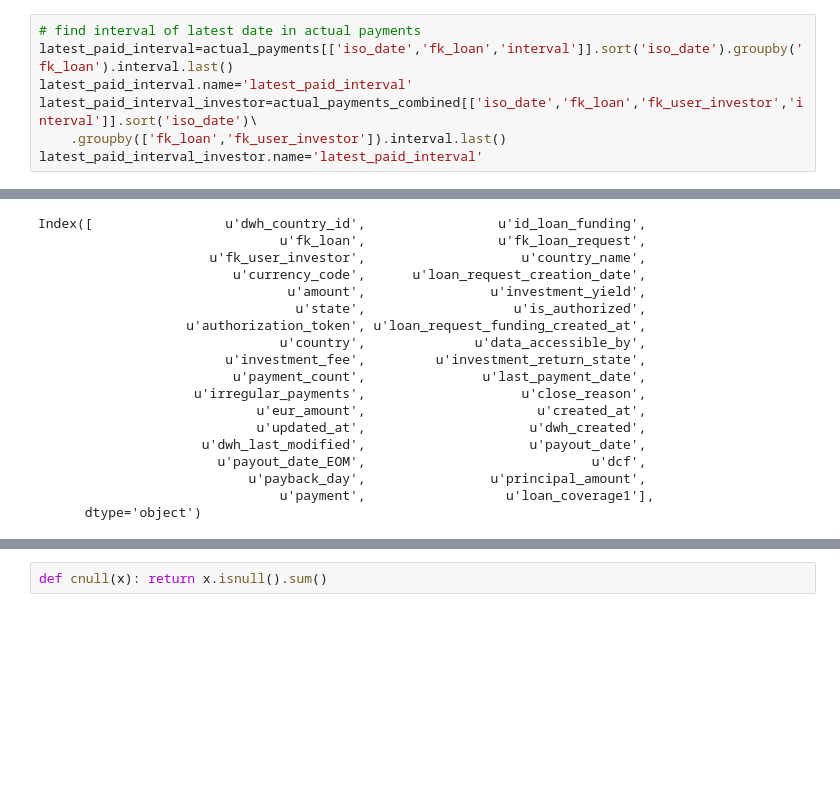
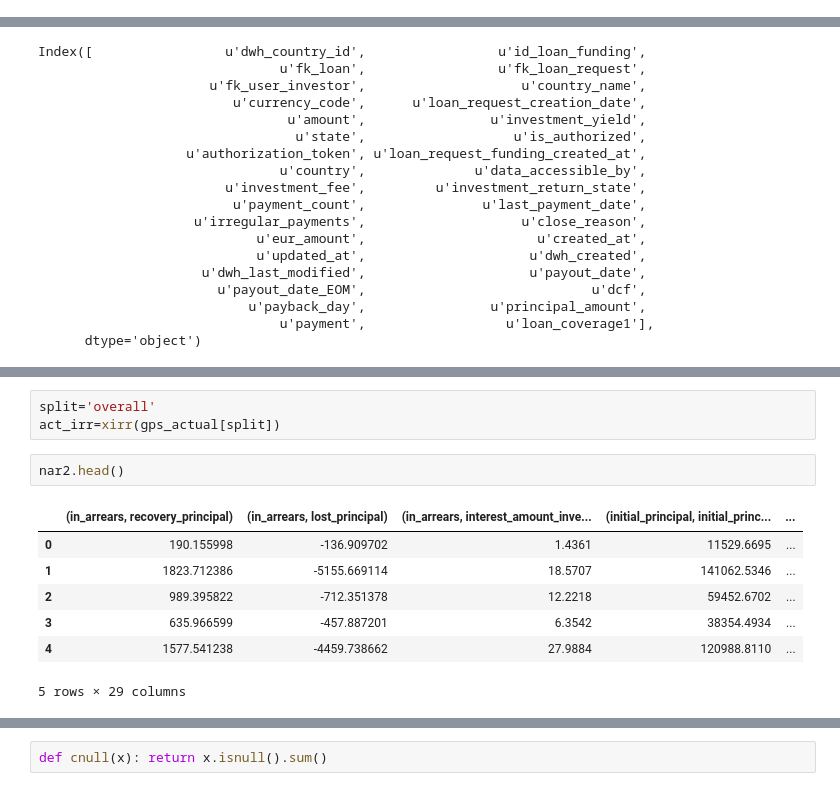
Before and after one commit to seanv507/IPython-Notebooks, a Jupyter notebook: returns01.ipynb, the cells around one changed output, grey strips where cells are left out. Saved outputs shown, nothing was run; the diff lists cells and outputs as text; blank space fills up the shorter version.

```diff
--- a/returns01.ipynb
+++ b/returns01.ipynb
@@ -92,13 +92,6 @@ Note we are using payout date not originated since date
  np.array(loans.payout_date.head(),'datetime64[M]')
 # %% [output]
 array(['2014-01', '2014-01', '2014-01', '2014-01', '2014-01'], dtype='datetime64[M]')
-# %%
-# find interval of latest date in actual payments
-latest_paid_interval=actual_payments[['iso_date','fk_loan','interval']].sort('iso_date').groupby('fk_loan').interval.last()
-latest_paid_interval.name='latest_paid_interval'
-latest_paid_interval_investor=actual_payments_combined[['iso_date','fk_loan','fk_user_investor','interval']].sort('iso_date')\
-    .groupby(['fk_loan','fk_user_investor']).interval.last()
-latest_paid_interval_investor.name='latest_paid_interval'
 # %%
 cashflows_act_investor=generate_cashflows_act_investor(actual_payments_combined,loan_fundings1,'2015-04-30')
 # %% [output]
@@ -240,0 +536,13 @@ Index([                 u'dwh_country_id',                 u'id_loan_funding',
+# %%
+split='overall'
+act_irr=xirr(gps_actual[split])
+# %%
+nar2.head()
+# %% [output]
+|  | (in_arrears, recovery_principal) | (in_arrears, lost_principal) | (in_arrears, interest_amount_inve... | (initial_principal, initial_princ... | ... |
+| 0 | 190.155998 | -136.909702 | 1.4361 | 11529.6695 | ... |
+| 1 | 1823.712386 | -5155.669114 | 18.5707 | 141062.5346 | ... |
+| 2 | 989.395822 | -712.351378 | 12.2218 | 59452.6702 | ... |
+| 3 | 635.966599 | -457.887201 | 6.3542 | 38354.4934 | ... |
+| 4 | 1577.541238 | -4459.738662 | 27.9884 | 120988.8110 | ... |
+5 rows × 29 columns
```
Also changed, not shown: parts of 32 cells of this notebook.
